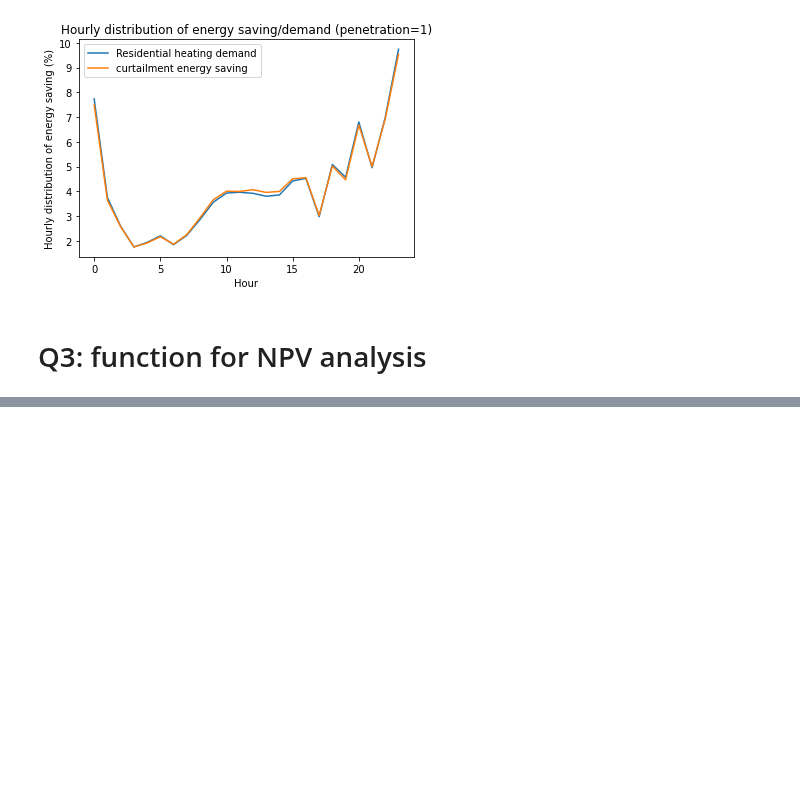
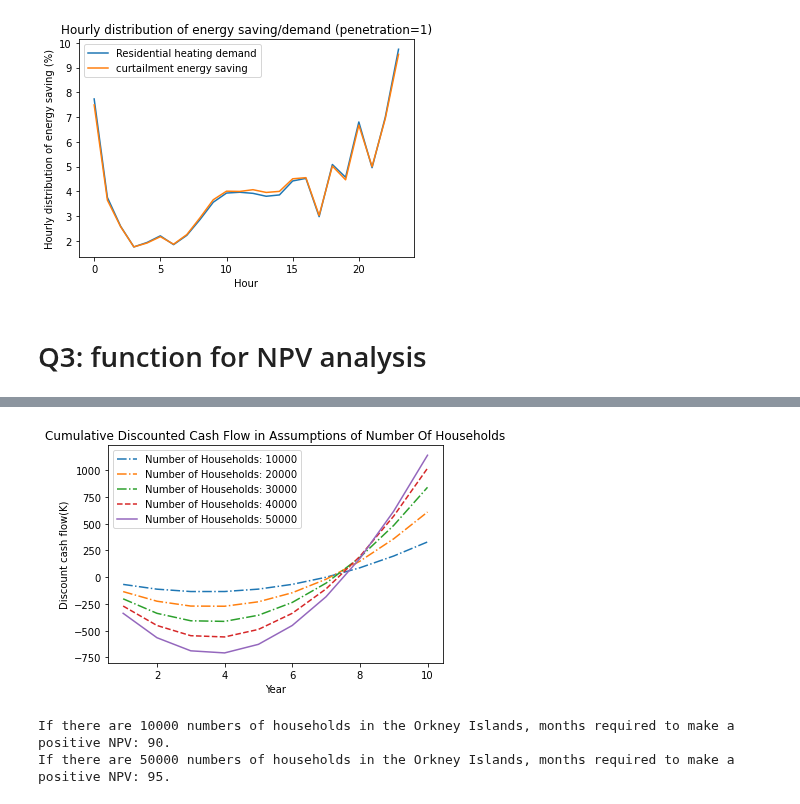
Before and after one commit to Lanottez/IC_BA_2020_BIA_A3, a Jupyter notebook: Project 2/Appendix_final.ipynb, the cells around one changed output, grey strips where cells are left out. Saved outputs shown, nothing was run; the diff lists cells and outputs as text; code cells hidden in the pictures; blank space fills up the shorter version.

```diff
--- a/Project 2/Appendix_final.ipynb
+++ b/Project 2/Appendix_final.ipynb
@@ -885,0 +886,18 @@ def return_yearly_revenue_based_on_ideal_pentration(ideal_pentration):
+# %%
+def plot_Discounted_Cash_Flow_in_5_number_of_households_Assumptions():
+    total_cash_flow_model_10000,cumulative_cash_flow_list_10000,years_list = return_yearly_revenue_based_on_ideal_pentration(0.75,10000)
+    total_cash_flow_model_20000,cumulative_cash_flow_list_20000,years_list = return_yearly_revenue_based_on_ideal_pentration(0.75,20000)
+    total_cash_flow_model_30000,cumulative_cash_flow_list_30000,years_list = return_yearly_revenue_based_on_ideal_pentration(0.75,30000)
+    total_cash_flow_model_40000,cumulative_cash_flow_list_40000,years_list = return_yearly_revenue_based_on_ideal_pentration(0.75,40000)
+    total_cash_flow_model_50000,cumulative_cash_flow_list_50000,years_list = return_yearly_revenue_based_on_ideal_pentration(0.75,50000)
+    years_list_updated = [years + 1 for years in years_list]
+    plt.plot(years_list_updated,cumulative_cash_flow_list_10000,'-.',label='Number of Households: 10000')
+    plt.plot(years_list_updated,cumulative_cash_flow_list_20000,'-.',label='Number of Households: 20000')
+    plt.plot(years_list_updated,cumulative_cash_flow_list_30000,'-.',label='Number of Households: 30000')
+    plt.plot(years_list_updated,cumulative_cash_flow_list_40000,'--',label='Number of Households: 40000')
+    plt.plot(years_list_updated,cumulative_cash_flow_list_50000,'-',label='Number of Households: 50000')
+    plt.legend()
+    plt.xlabel('Year')
+    plt.ylabel('Discount cash flow(K)')
+    plt.legend()
+    plt.title("Cumulative Discounted Cash Flow in Assumptions of Number Of Households")
@@ -901,0 +936,9 @@ plot_Discounted_Cash_Flow_in_3_Assumptions()
+# %%
+plot_Discounted_Cash_Flow_in_5_number_of_households_Assumptions()
+# %% [output]
+[figure, added]
+# %%
+return_required_month_for_positive_NPV()
+# %% [output]
+If there are 10000 numbers of households in the Orkney Islands, months required to make a positive NPV: 90.
+If there are 50000 numbers of households in the Orkney Islands, months required to make a positive NPV: 95.
```
Also changed, not shown: parts of 9 cells of this notebook.
